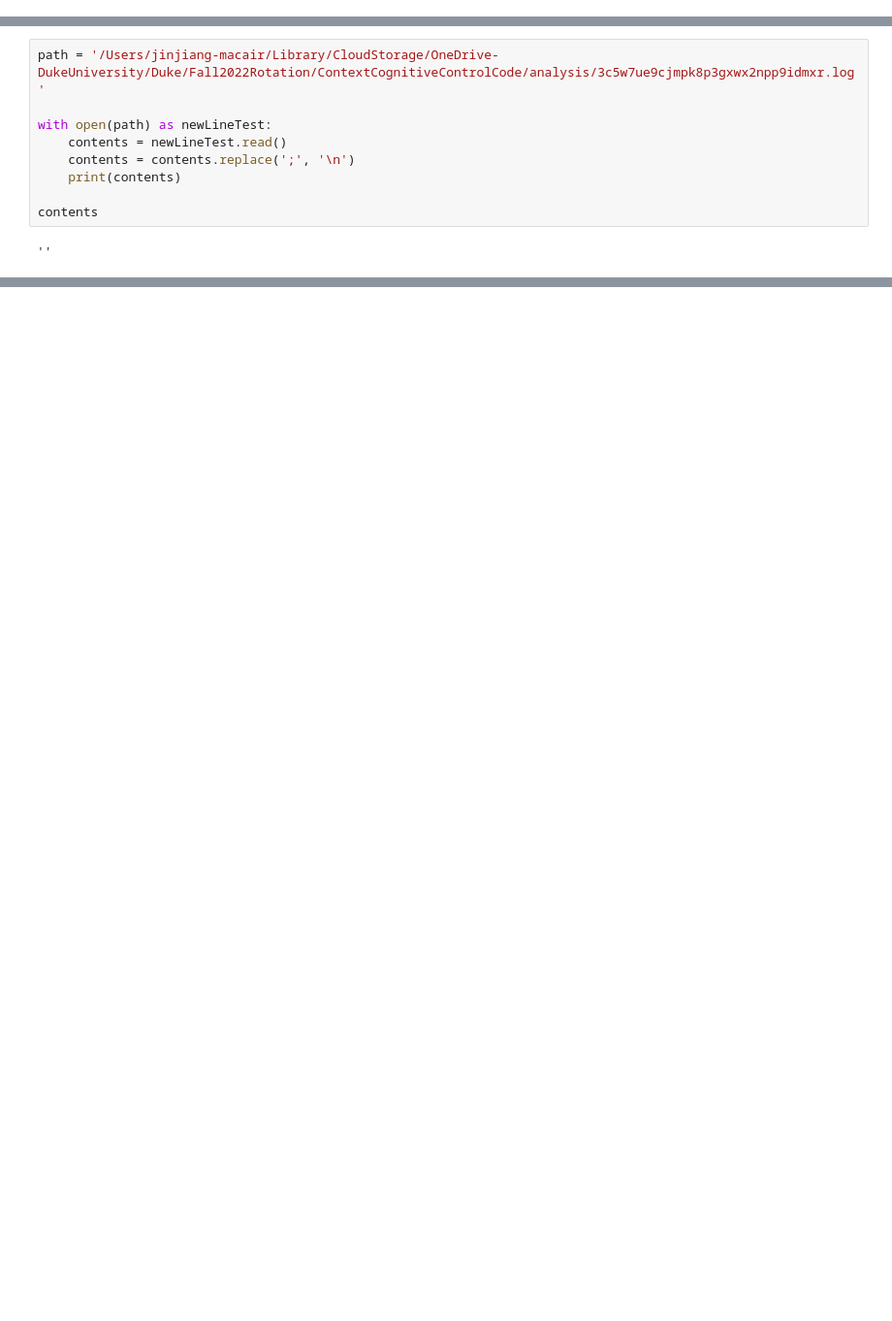
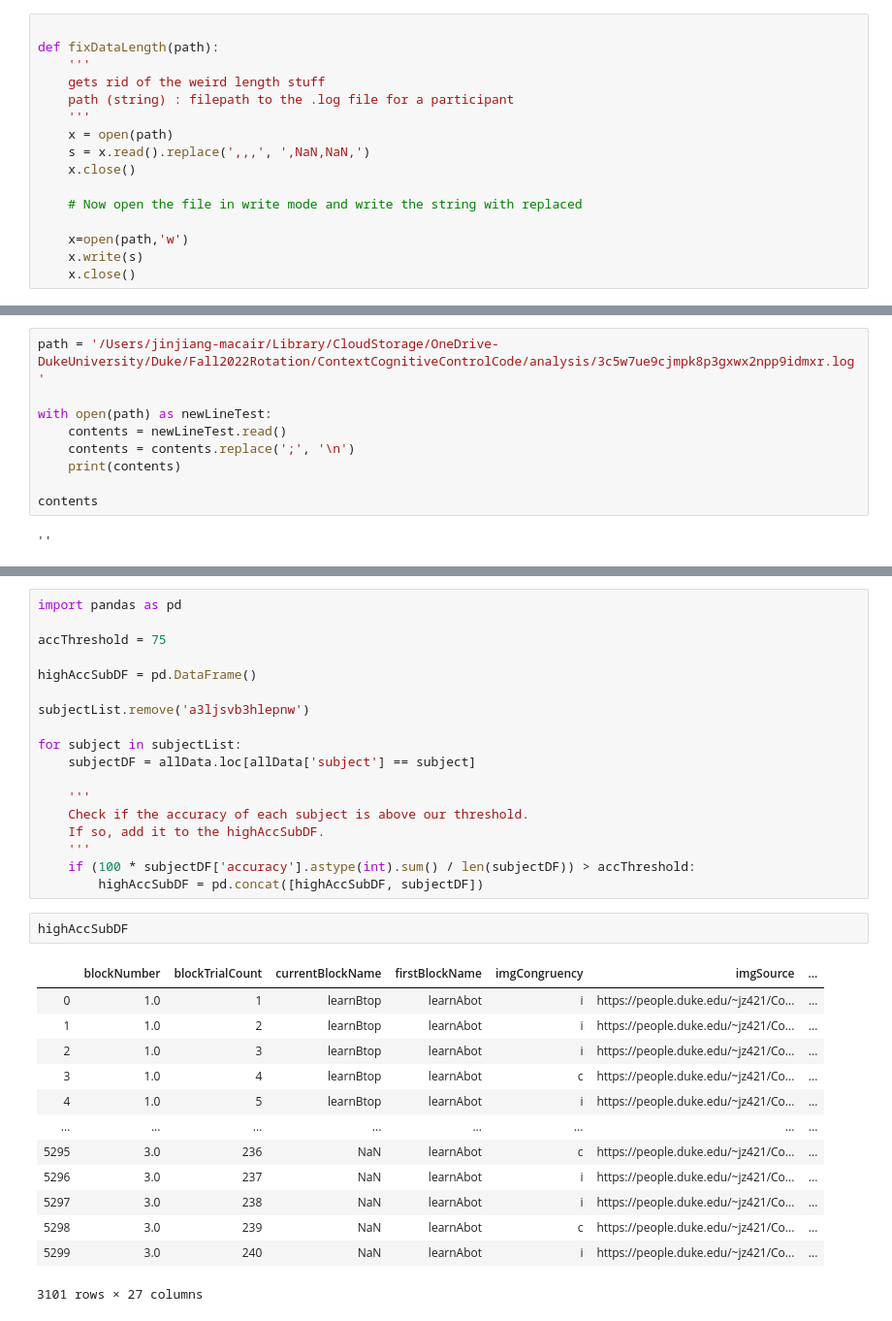
Before and after one commit to jimzhang629/contextFlanker2.0, a Jupyter notebook: analysis/makecsv.ipynb, the cells around one changed output, grey strips where cells are left out. Shown at 97% size. Saved outputs shown, nothing was run; the diff lists cells and outputs as text; blank space fills up the shorter version.

```diff
--- a/analysis/makecsv.ipynb
+++ b/analysis/makecsv.ipynb
@@ -5,0 +1,16 @@ import pandas as pd
+# %%
+
+def fixDataLength(path):
+    '''
+    gets rid of the weird length stuff
+    path (string) : filepath to the .log file for a participant
+    '''
+    x = open(path)
+    s = x.read().replace(',,,', ',NaN,NaN,')
+    x.close()
+
+    # Now open the file in write mode and write the string with replaced
+
+    x=open(path,'w')
+    x.write(s)
+    x.close()
@@ -52,0 +182,34 @@ ParserError: Error tokenizing data. C error: Expected 24 fields in line 11, saw
+# %%
+import pandas as pd
+
+accThreshold = 75
+
+highAccSubDF = pd.DataFrame()
+
+subjectList.remove('a3ljsvb3hlepnw')
+
+for subject in subjectList:
+    subjectDF = allData.loc[allData['subject'] == subject]
+
+    '''
+    Check if the accuracy of each subject is above our threshold.
+    If so, add it to the highAccSubDF.
+    '''
+    if (100 * subjectDF['accuracy'].astype(int).sum() / len(subjectDF)) > accThreshold:
+        highAccSubDF = pd.concat([highAccSubDF, subjectDF])
+# %%
+highAccSubDF
+# %% [output]
+|  | blockNumber | blockTrialCount | currentBlockName | firstBlockName | imgCongruency | imgSource | ... |
+| 0 | 1.0 | 1 | learnBtop | learnAbot | i | https://people.duke.edu/~jz421/Co... | ... |
+| 1 | 1.0 | 2 | learnBtop | learnAbot | i | https://people.duke.edu/~jz421/Co... | ... |
+| 2 | 1.0 | 3 | learnBtop | learnAbot | i | https://people.duke.edu/~jz421/Co... | ... |
+| 3 | 1.0 | 4 | learnBtop | learnAbot | c | https://people.duke.edu/~jz421/Co... | ... |
+| 4 | 1.0 | 5 | learnBtop | learnAbot | i | https://people.duke.edu/~jz421/Co... | ... |
+| ... | ... | ... | ... | ... | ... | ... | ... |
+| 5295 | 3.0 | 236 | NaN | learnAbot | c | https://people.duke.edu/~jz421/Co... | ... |
+| 5296 | 3.0 | 237 | NaN | learnAbot | i | https://people.duke.edu/~jz421/Co... | ... |
+| 5297 | 3.0 | 238 | NaN | learnAbot | i | https://people.duke.edu/~jz421/Co... | ... |
+| 5298 | 3.0 | 239 | NaN | learnAbot | c | https://people.duke.edu/~jz421/Co... | ... |
+| 5299 | 3.0 | 240 | NaN | learnAbot | i | https://people.duke.edu/~jz421/Co... | ... |
+3101 rows × 27 columns
```
Also changed, not shown: parts of 17 cells of this notebook, 40 other files.
